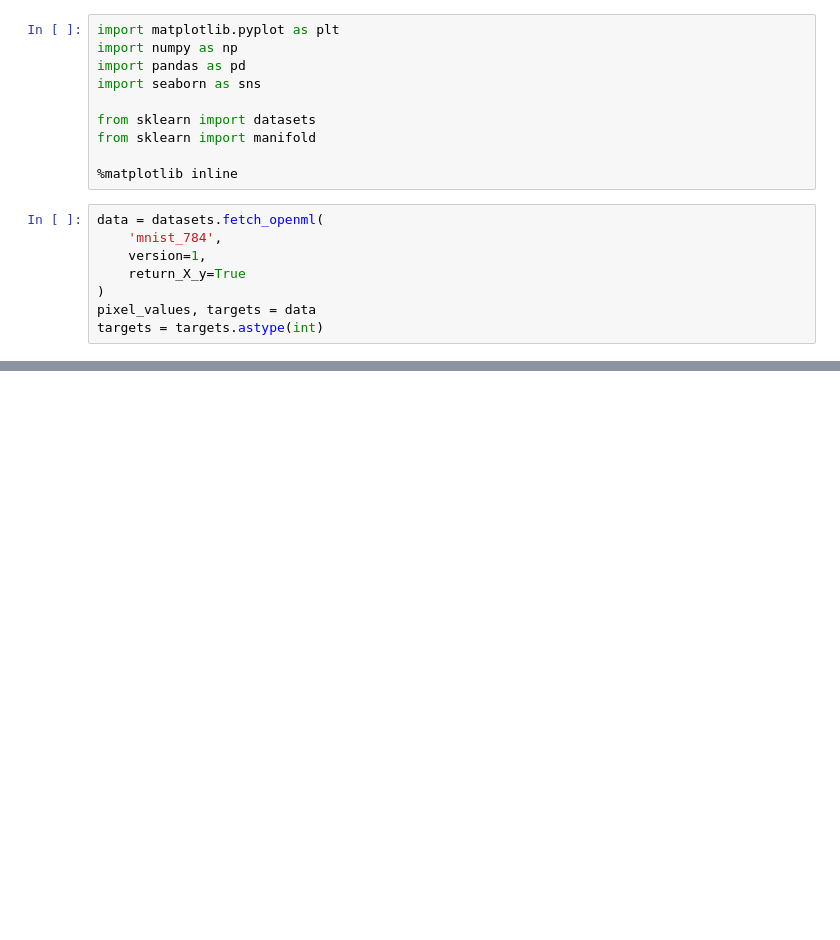
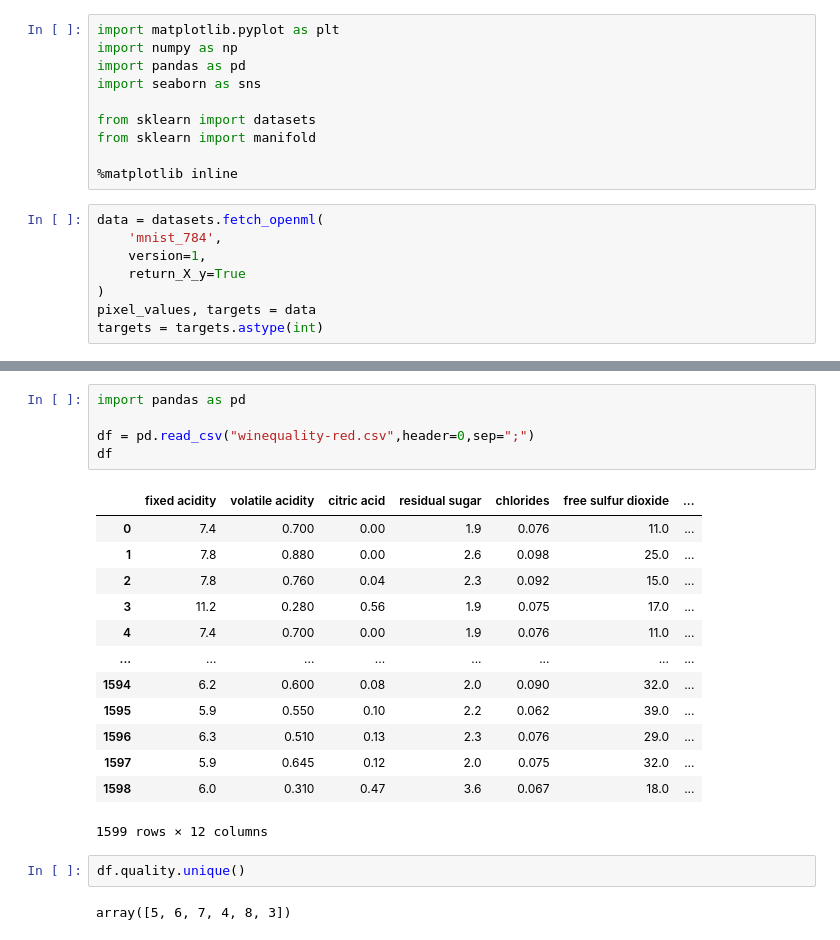
Before and after one commit to Qualia0503/ML_Review, a Jupyter notebook: 05_AAAMLP.ipynb, the cells around one changed output, grey strips where cells are left out. Saved outputs shown, nothing was run; the diff lists cells and outputs as text; blank space fills up the shorter version.

```diff
--- a/05_AAAMLP.ipynb
+++ b/05_AAAMLP.ipynb
@@ -68,0 +150,23 @@ print(f"期望拿对帽子的人数: {expectation:.4f}")
+# %%
+import pandas as pd
+
+df = pd.read_csv("winequality-red.csv",header=0,sep=";")
+df
+# %% [output]
+|  | fixed acidity | volatile acidity | citric acid | residual sugar | chlorides | free sulfur dioxide | ... |
+| 0 | 7.4 | 0.700 | 0.00 | 1.9 | 0.076 | 11.0 | ... |
+| 1 | 7.8 | 0.880 | 0.00 | 2.6 | 0.098 | 25.0 | ... |
+| 2 | 7.8 | 0.760 | 0.04 | 2.3 | 0.092 | 15.0 | ... |
+| 3 | 11.2 | 0.280 | 0.56 | 1.9 | 0.075 | 17.0 | ... |
+| 4 | 7.4 | 0.700 | 0.00 | 1.9 | 0.076 | 11.0 | ... |
+| ... | ... | ... | ... | ... | ... | ... | ... |
+| 1594 | 6.2 | 0.600 | 0.08 | 2.0 | 0.090 | 32.0 | ... |
+| 1595 | 5.9 | 0.550 | 0.10 | 2.2 | 0.062 | 39.0 | ... |
+| 1596 | 6.3 | 0.510 | 0.13 | 2.3 | 0.076 | 29.0 | ... |
+| 1597 | 5.9 | 0.645 | 0.12 | 2.0 | 0.075 | 32.0 | ... |
+| 1598 | 6.0 | 0.310 | 0.47 | 3.6 | 0.067 | 18.0 | ... |
+1599 rows × 12 columns
+# %%
+df.quality.unique()
+# %% [output]
+array([5, 6, 7, 4, 8, 3])
```
Also changed, not shown: parts of 28 cells of this notebook, 2 other files.
